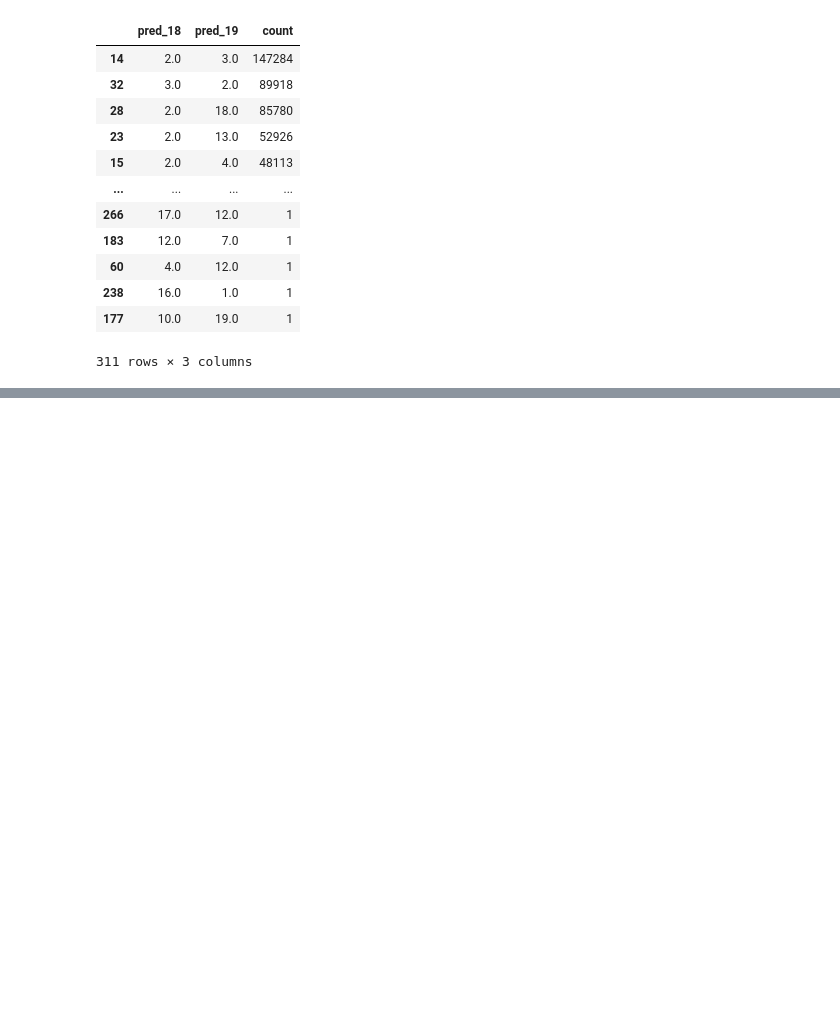
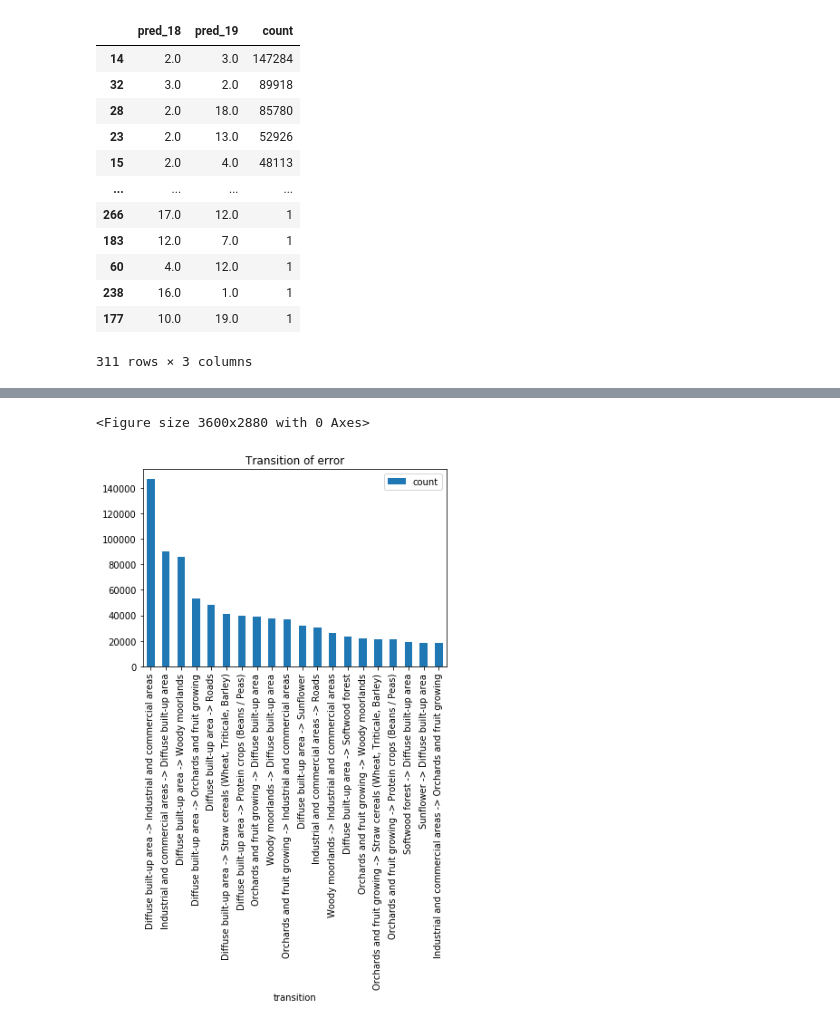
Before and after one commit to Arioluwa/DeepChange, a Jupyter notebook: RF_model/dev.ipynb, the cells around one changed output, grey strips where cells are left out. Saved outputs shown, nothing was run; the diff lists cells and outputs as text; code cells hidden in the pictures; blank space fills up the shorter version.

```diff
--- a/RF_model/dev.ipynb
+++ b/RF_model/dev.ipynb
@@ -340,0 +165,5 @@ True
+# %%
+err_df.sort_values(by=['count'], ascending=False, inplace=True)
+# %%
+err_df = err_df[err_df['pred_18'] != err_df['pred_19']]
+# err_df.head(50)
@@ -340,0 +190,6 @@ True
+# %%
+# err_df['transition'] = str(err_df['pred_18']) + '-' + str(err_df['pred_19'])
+err_df['transition'] = err_df.apply(lambda x: str(x['pred_18']) + ' -> ' + str(x['pred_19']), axis=1)
+# %%
+err_df.drop('Unnamed: 0', axis=1, inplace=True)
+err_df
@@ -340,0 +210,9 @@ True
+# %%
+plt.figure(figsize=(50,40))
+err_df = err_df.head(20)
+err_df.plot.bar(x='transition', y='count', rot=90)
+plt.title('Transition of error')
+plt.show()
+# %% [output]
+<Figure size 3600x2880 with 0 Axes>
+[figure, added]
```
Also changed, not shown: parts of 19 cells of this notebook, 3 other files.
